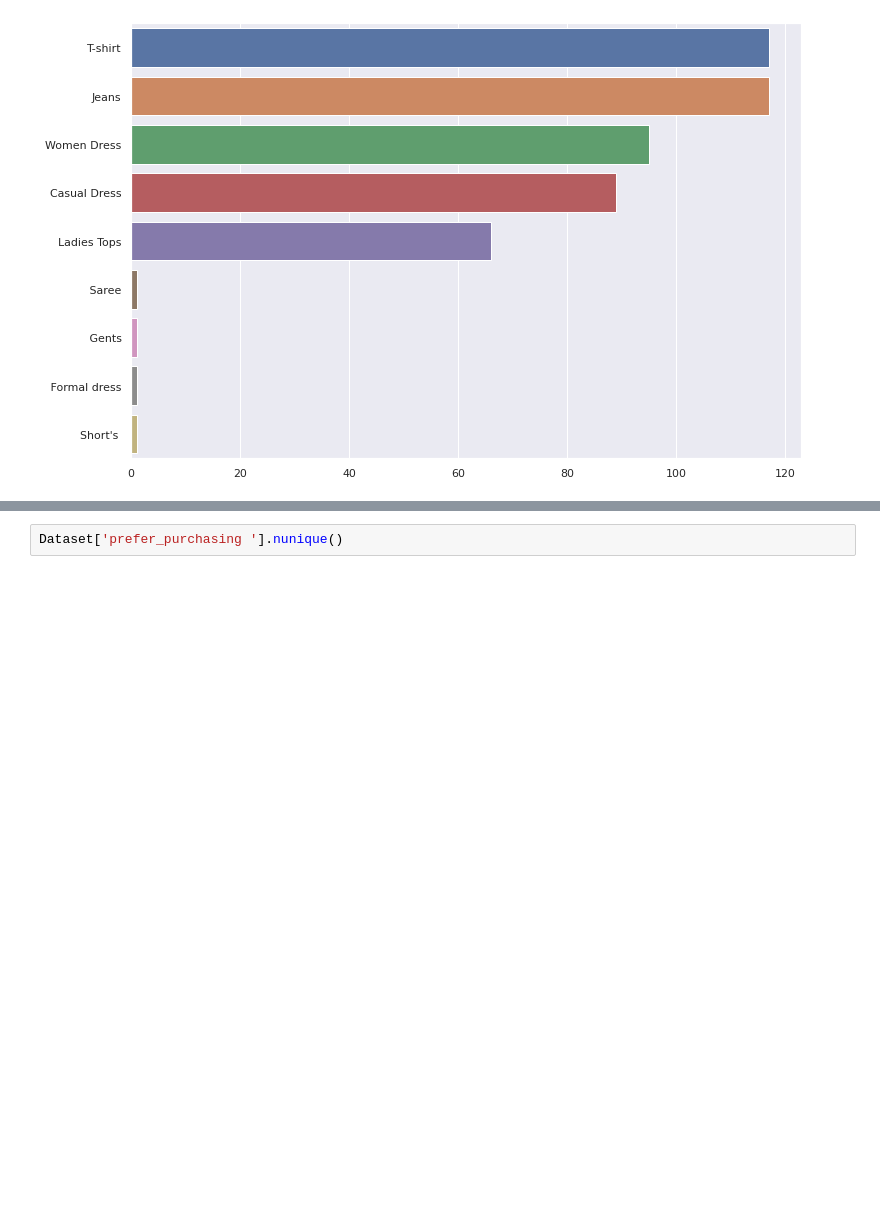
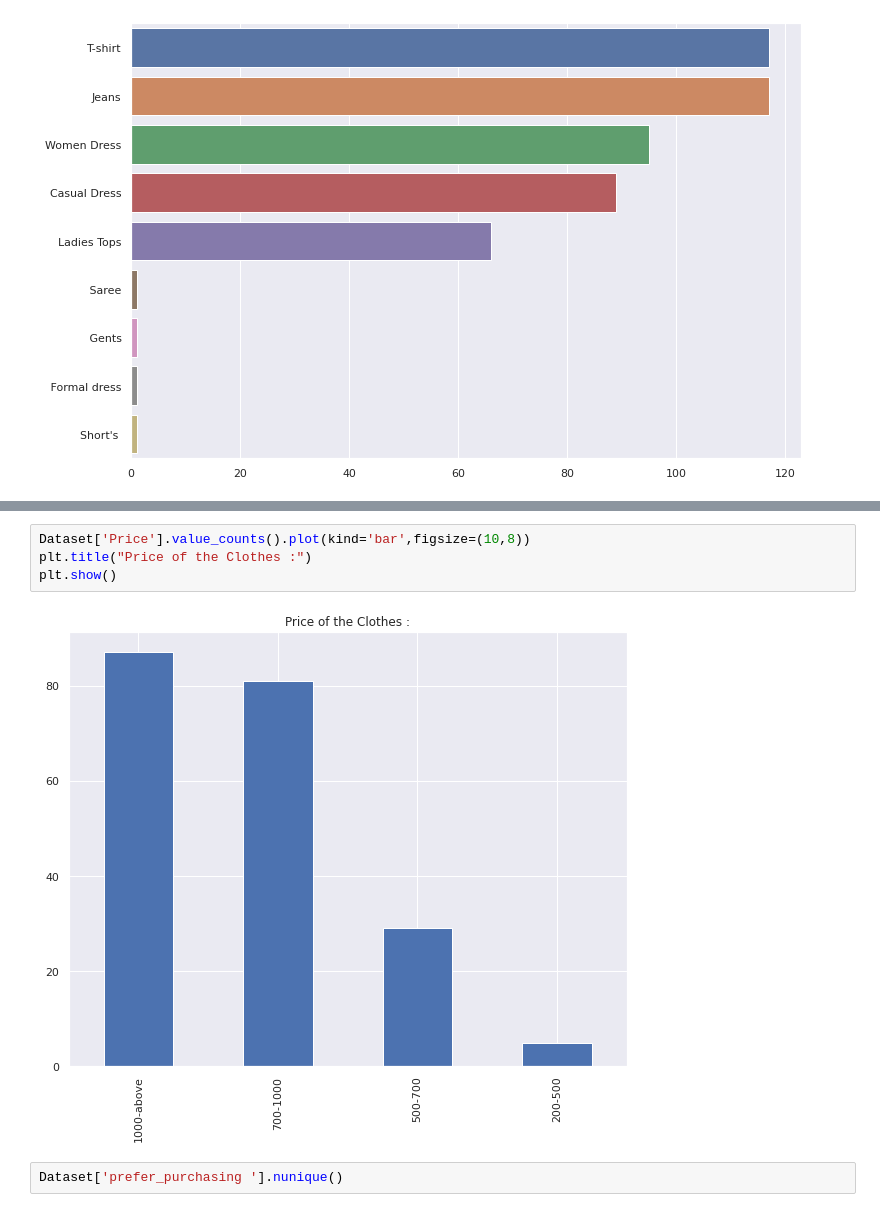
Before and after one commit to pranali-kirolkar-zz/MSCPROJECT, a Jupyter notebook: Visualization_+_EDA.ipynb, the cells around one changed output, grey strips where cells are left out. Cells and saved outputs as stored; diff of their text form; blank space fills up the shorter version.

```diff
--- a/Visualization_+_EDA.ipynb
+++ b/Visualization_+_EDA.ipynb
@@ -206,3 +212,9 @@ sns.barplot(x=Type_split.values, y=Type_split.index);
+# %%
+Dataset['Price'].value_counts().plot(kind='bar',figsize=(10,8))
+plt.title("Price of the Clothes :")
+plt.show()
+# %% [output]
+[figure, added]
 # %%
 Dataset['prefer_purchasing '].nunique()
 # %% [output]
```
Also changed, not shown: parts of 10 cells of this notebook.
